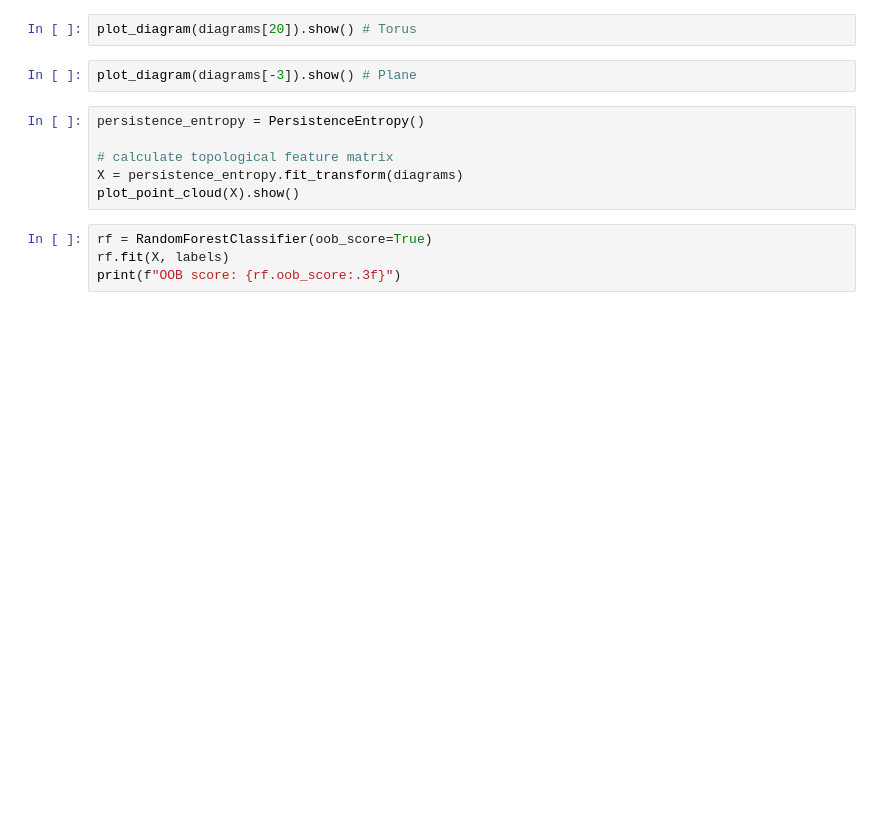
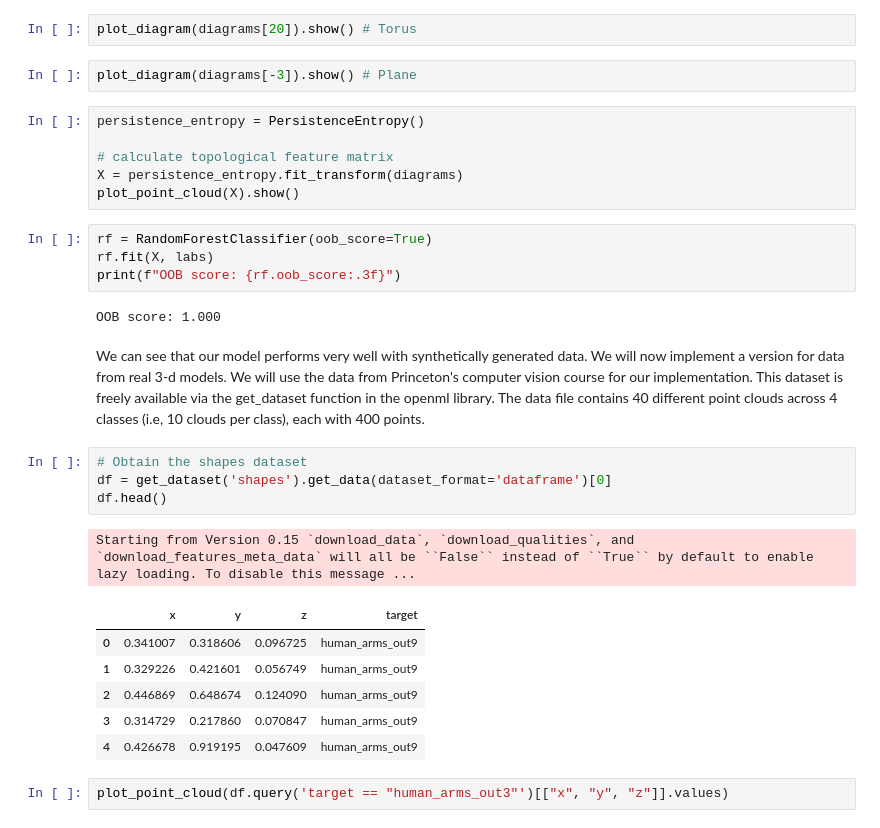
Before and after one commit to asuresh213/Robust-subspace-recovery-and-tda, a Jupyter notebook: _demo_TopMLwithGiotto.ipynb, the cells around one changed output. Saved outputs shown, nothing was run; the diff lists cells and outputs as text; blank space fills up the shorter version.

```diff
--- a/_demo_TopMLwithGiotto.ipynb
+++ b/_demo_TopMLwithGiotto.ipynb
@@ -121,5 +134,23 @@ X = persistence_entropy.fit_transform(diagrams)
 plot_point_cloud(X).show()
 # %%
 rf = RandomForestClassifier(oob_score=True)
-rf.fit(X, labels)
+rf.fit(X, labs)
 print(f"OOB score: {rf.oob_score:.3f}")
+# %% [output]
+OOB score: 1.000
+# %% [markdown]
+We can see that our model performs very well with synthetically generated data. We will now implement a version for data from real 3-d models. We will use the data from Princeton's computer vision course for our implementation. This dataset is freely available via the get_dataset function in the openml library. The data file contains 40 different point clouds across 4 classes (i.e, 10 clouds per class), each with 400 points.
+# %%
+# Obtain the shapes dataset
+df = get_dataset('shapes').get_data(dataset_format='dataframe')[0]
+df.head()
+# %% [output]
+Starting from Version 0.15 `download_data`, `download_qualities`, and `download_features_meta_data` will all be ``False`` instead of ``True`` by default to enable lazy loading. To disable this message ...
+|  | x | y | z | target |
+| 0 | 0.341007 | 0.318606 | 0.096725 | human_arms_out9 |
+| 1 | 0.329226 | 0.421601 | 0.056749 | human_arms_out9 |
+| 2 | 0.446869 | 0.648674 | 0.124090 | human_arms_out9 |
+| 3 | 0.314729 | 0.217860 | 0.070847 | human_arms_out9 |
+| 4 | 0.426678 | 0.919195 | 0.047609 | human_arms_out9 |
+# %%
+plot_point_cloud(df.query('target == "human_arms_out3"')[["x", "y", "z"]].values)
```
Also changed, not shown: parts of 11 cells of this notebook, 1 other file.
